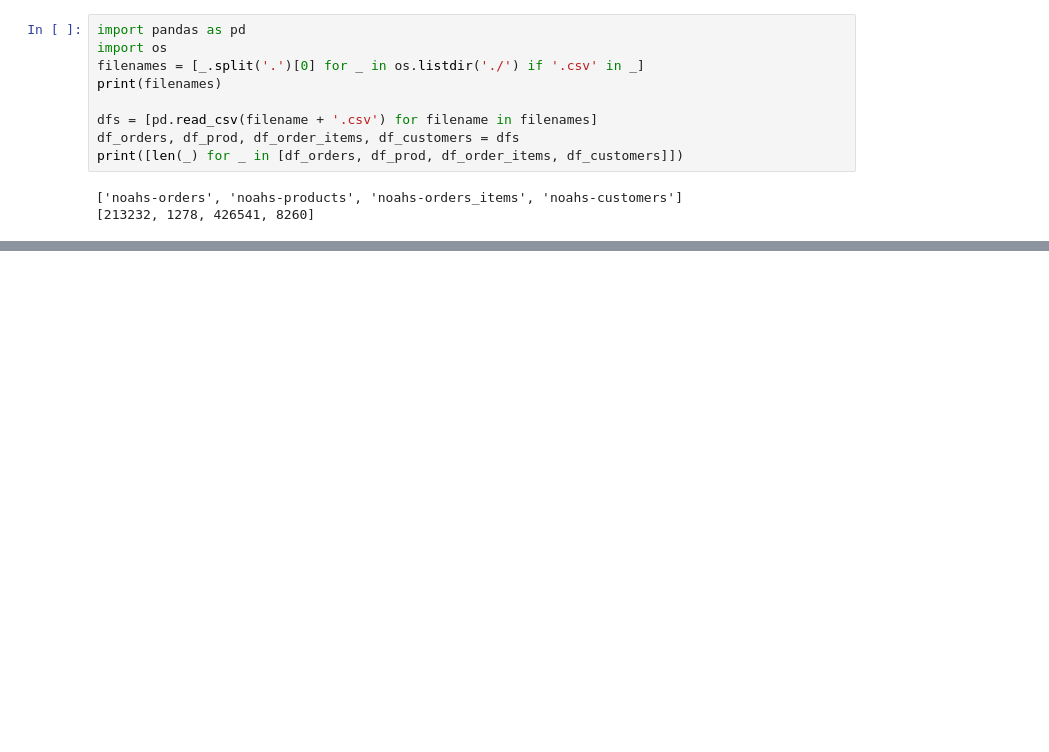
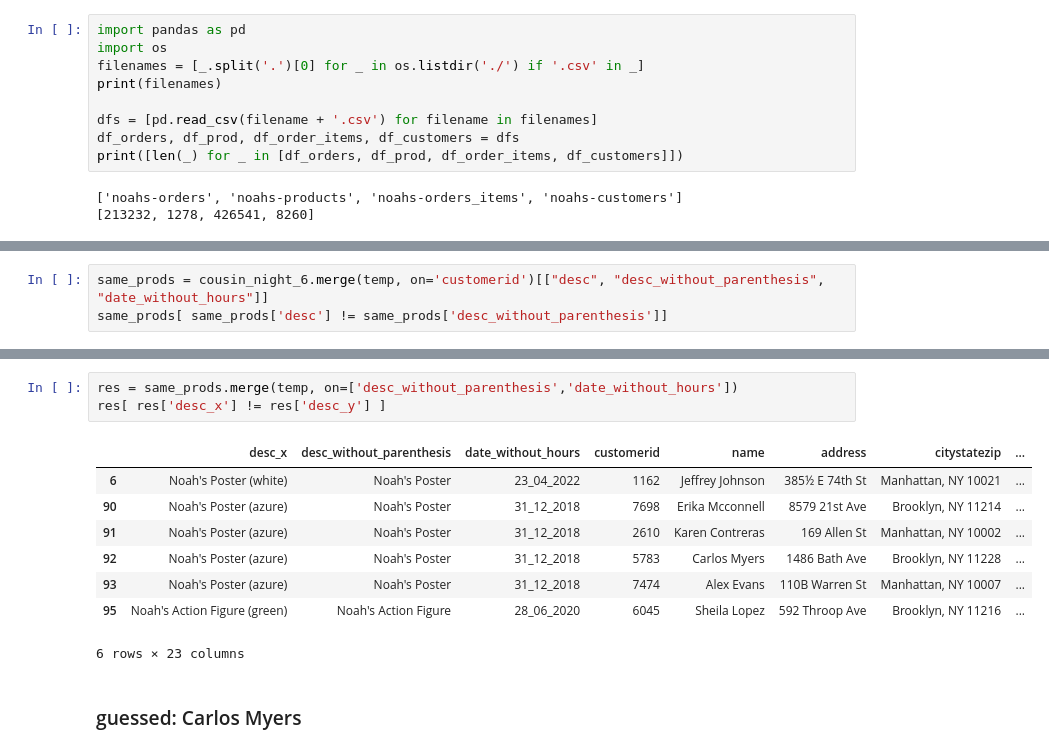
Before and after one commit to nuoxoxo/hanukkah-of-data, a Jupyter notebook: 5784/7.ipynb, the cells around one changed output, grey strips where cells are left out. Saved outputs shown, nothing was run; the diff lists cells and outputs as text; blank space fills up the shorter version.

```diff
--- a/5784/7.ipynb
+++ b/5784/7.ipynb
@@ -38,0 +133,3 @@ Name: ordered, dtype: object
+# %%
+same_prods = cousin_night_6.merge(temp, on='customerid')[["desc", "desc_without_parenthesis", "date_without_hours"]]
+same_prods[ same_prods['desc'] != same_prods['desc_without_parenthesis']]
@@ -38,0 +142,14 @@ Name: ordered, dtype: object
+# %%
+res = same_prods.merge(temp, on=['desc_without_parenthesis','date_without_hours'])
+res[ res['desc_x'] != res['desc_y'] ]
+# %% [output]
+|  | desc_x | desc_without_parenthesis | date_without_hours | customerid | name | address | citystatezip | ... |
+| 6 | Noah's Poster (white) | Noah's Poster | 23_04_2022 | 1162 | Jeffrey Johnson | 385½ E 74th St | Manhattan, NY 10021 | ... |
+| 90 | Noah's Poster (azure) | Noah's Poster | 31_12_2018 | 7698 | Erika Mcconnell | 8579 21st Ave | Brooklyn, NY 11214 | ... |
+| 91 | Noah's Poster (azure) | Noah's Poster | 31_12_2018 | 2610 | Karen Contreras | 169 Allen St | Manhattan, NY 10002 | ... |
+| 92 | Noah's Poster (azure) | Noah's Poster | 31_12_2018 | 5783 | Carlos Myers | 1486 Bath Ave | Brooklyn, NY 11228 | ... |
+| 93 | Noah's Poster (azure) | Noah's Poster | 31_12_2018 | 7474 | Alex Evans | 110B Warren St | Manhattan, NY 10007 | ... |
+| 95 | Noah's Action Figure (green) | Noah's Action Figure | 28_06_2020 | 6045 | Sheila Lopez | 592 Throop Ave | Brooklyn, NY 11216 | ... |
+6 rows × 23 columns
+# %% [markdown]
+### guessed: Carlos Myers
```
Also changed, not shown: parts of 16 cells of this notebook, 1 other file.
